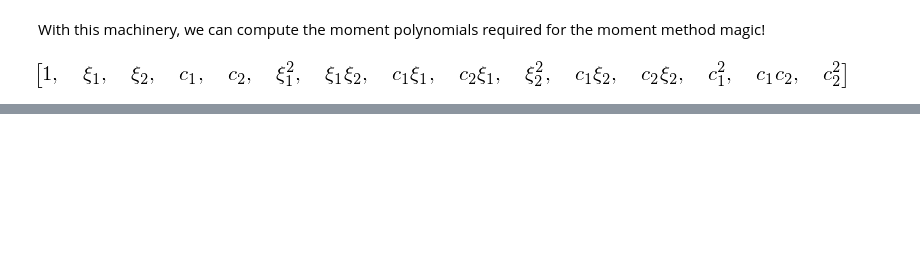
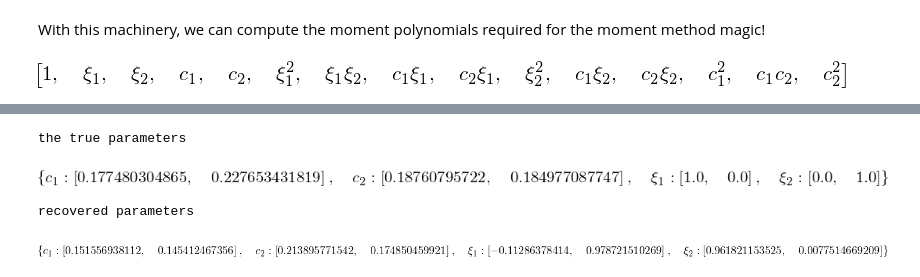
Before and after one commit to sidaw/polymom, a Jupyter notebook: MixtureOfGaussians.ipynb, the cells around one changed output, grey strips where cells are left out. Drawn from its saved outputs; the diff is of its cells as text; code cells hidden in the pictures; blank space fills up the shorter version.

```diff
--- a/MixtureOfGaussians.ipynb
+++ b/MixtureOfGaussians.ipynb
@@ -105,0 +105,4 @@ array([[[ 0.7828783,  0.       ],
+# %%
+cin = mp.solvers.get_cvxopt_inputs(MM, constraints_noisy)
+solsdp_noisy = cvxopt.solvers.sdp(cin['c'], Gs=cin['G'], hs=cin['h'], A=cin['A'], b=cin['b'])
+solmom_noisy = mp.extractors.extract_solutions_lasserre(MM, solsdp_noisy['x'], Kmax = k)
@@ -105,0 +124,10 @@ array([[[ 0.7828783,  0.       ],
+# %%
+print 'the true parameters'
+display(trueparams)
+print 'recovered parameters'
+display(solmom_noisy)
+# %% [output]
+the true parameters
+[figure, added]
+recovered parameters
+[figure, added]
```
Also changed, not shown: parts of 9 cells of this notebook, 1 other file.
